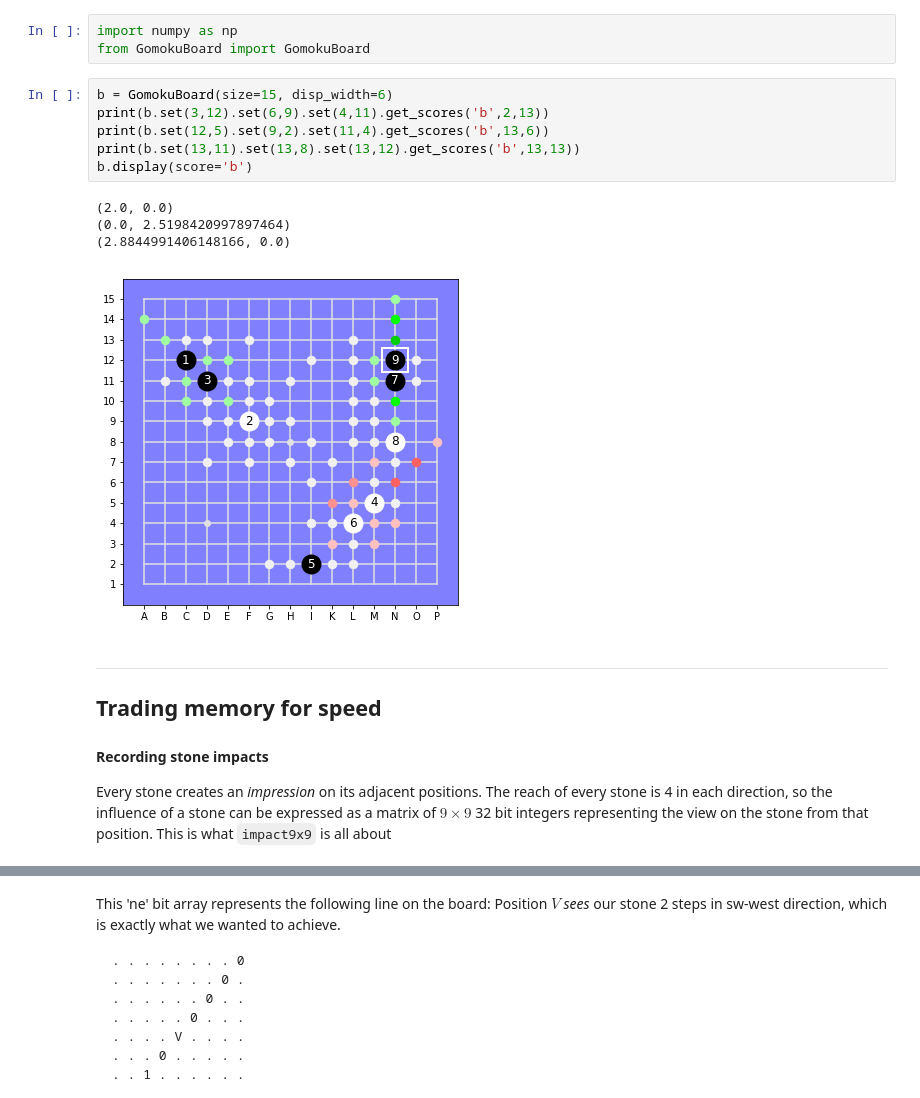
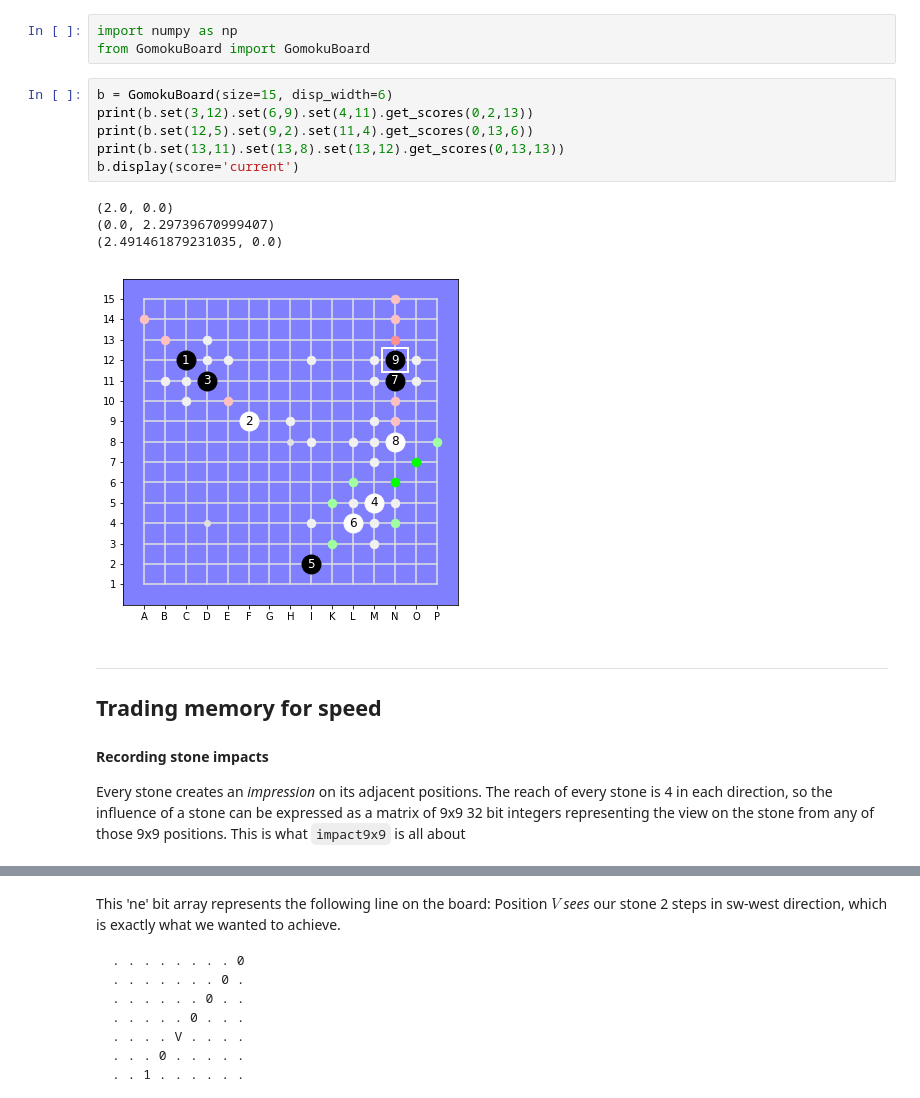
Before and after one commit to Project-Ellie/tutorials, a Jupyter notebook: other_stuff/DeepGomoku/Performance.ipynb, the cells around one changed output, grey strips where cells are left out. Drawn from its saved outputs; the diff is of its cells as text.

````diff
--- a/other_stuff/DeepGomoku/Performance.ipynb
+++ b/other_stuff/DeepGomoku/Performance.ipynb
@@ -287,19 +12,19 @@ import numpy as np
 from GomokuBoard import GomokuBoard
 # %%
 b = GomokuBoard(size=15, disp_width=6)
-print(b.set(3,12).set(6,9).set(4,11).get_scores('b',2,13))
-print(b.set(12,5).set(9,2).set(11,4).get_scores('b',13,6))
-print(b.set(13,11).set(13,8).set(13,12).get_scores('b',13,13))
-b.display(score='b')
+print(b.set(3,12).set(6,9).set(4,11).get_scores(0,2,13))
+print(b.set(12,5).set(9,2).set(11,4).get_scores(0,13,6))
+print(b.set(13,11).set(13,8).set(13,12).get_scores(0,13,13))
+b.display(score='current')
 # %% [output]
 (2.0, 0.0)
-(0.0, 2.5198420997897464)
-(2.8844991406148166, 0.0)
+(0.0, 2.29739670999407)
+(2.491461879231035, 0.0)
-[figure, old version]
+[figure, new version]
 # %% [markdown]
 ---
 ## Trading memory for speed
 
 #### Recording stone impacts
 
-Every stone creates an *impression* on its adjacent positions. The reach of every stone is 4 in each direction, so the influence of a stone can be expressed as a matrix of $9 \times 9$ 32 bit integers representing the view on the stone from that position. This is what ```impact9x9``` is all about
+Every stone creates an *impression* on its adjacent positions. The reach of every stone is 4 in each direction, so the influence of a stone can be expressed as a matrix of 9x9 32 bit integers representing the view on the stone from any of those 9x9 positions. This is what ```impact9x9``` is all about
````
Also changed, not shown: parts of 63 cells of this notebook, 11 other files.
